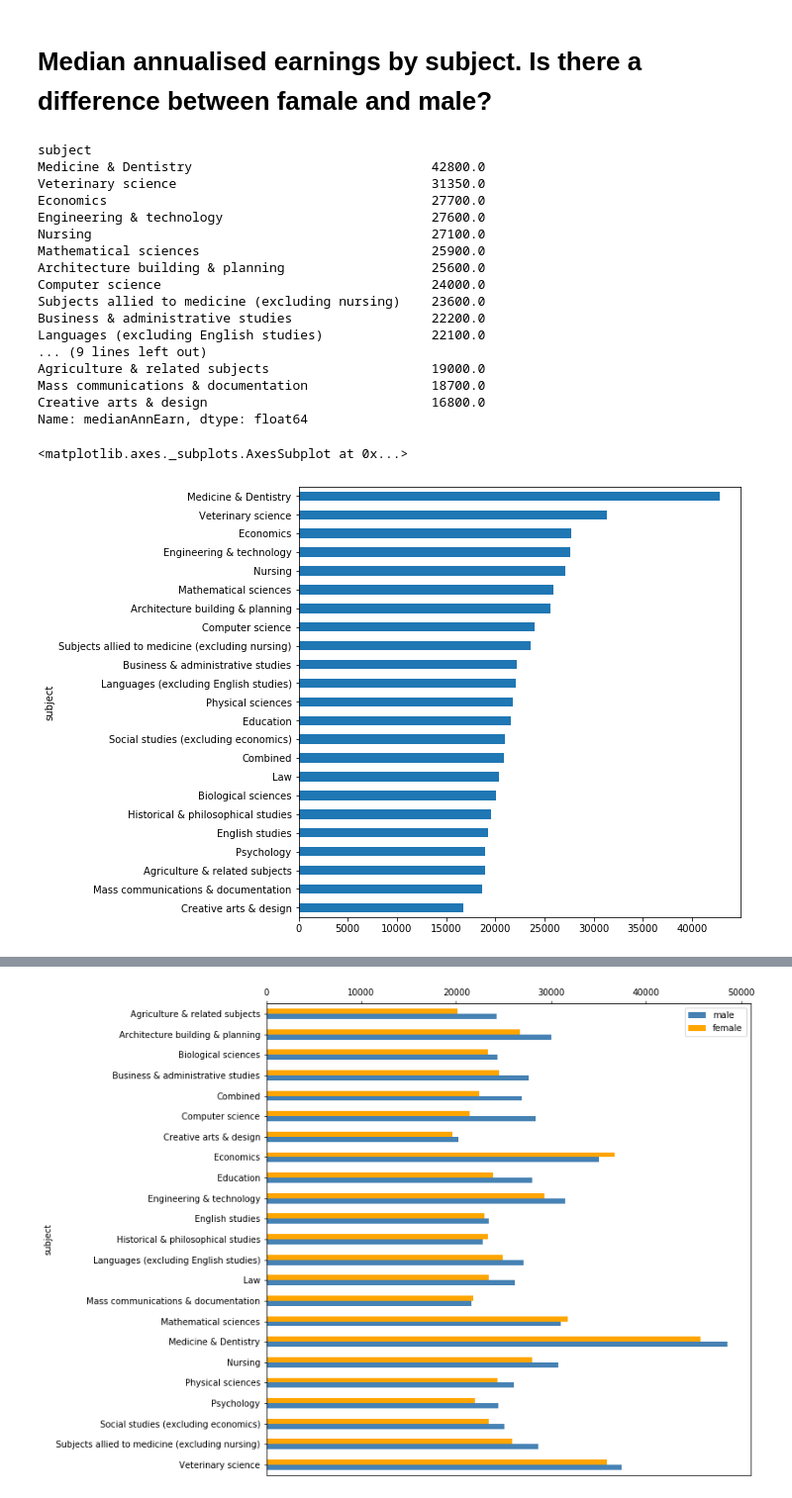
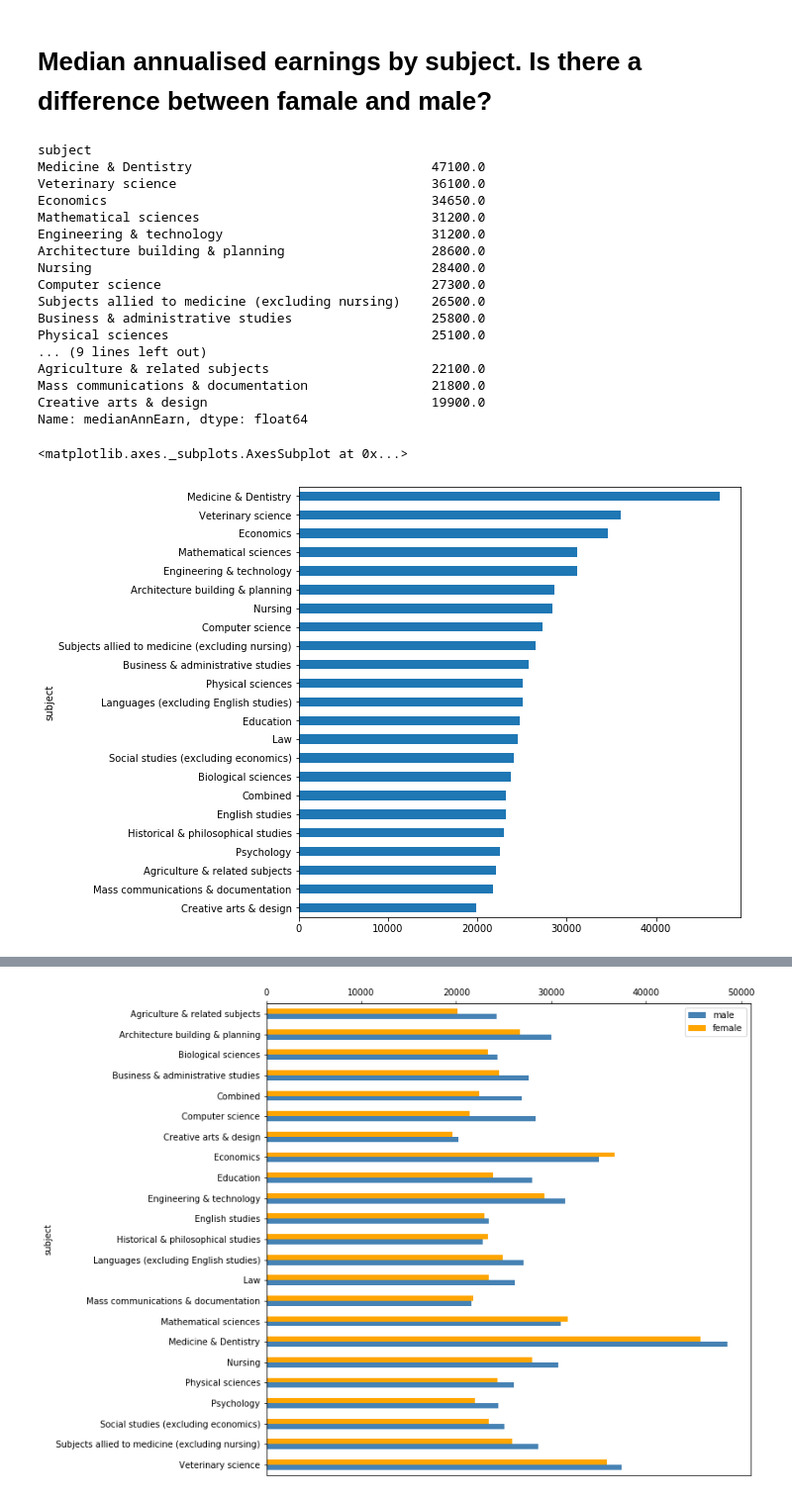
Before and after one commit to gracelinan/data-studio-projects, a Jupyter notebook: July 7-13/Project 1.ipynb, the cells around one changed output, grey strips where cells are left out. Shown at 99% size. Saved outputs shown, nothing was run; the diff lists cells and outputs as text; code cells hidden in the pictures.

```diff
--- a/July 7-13/University graduate earnings.ipynb
+++ b/July 7-13/Project 1.ipynb
@@ -129,31 +124,31 @@ df[(df.yearsAfterGraduation == 5) & (df.sex == 'Female')].medianAnnEarn.hist(ax=
 # %% [markdown]
 # Median annualised earnings by subject. Is there a difference between famale and male?
 # %%
-df.groupby(by = 'subject').medianAnnEarn.median().sort_values(ascending=False)
+df[df.yearsAfterGraduation == 5].groupby(by = 'subject').medianAnnEarn.median().sort_values(ascending=False)
 # %% [output]
 subject
-Medicine & Dentistry                               42800.0
-Veterinary science                                 31350.0
-Economics                                          27700.0
-Engineering & technology                           27600.0
-Nursing                                            27100.0
-Mathematical sciences                              25900.0
-Architecture building & planning                   25600.0
-Computer science                                   24000.0
-Subjects allied to medicine (excluding nursing)    23600.0
-Business & administrative studies                  22200.0
-Languages (excluding English studies)              22100.0
+Medicine & Dentistry                               47100.0
+Veterinary science                                 36100.0
+Economics                                          34650.0
+Mathematical sciences                              31200.0
+Engineering & technology                           31200.0
+Architecture building & planning                   28600.0
+Nursing                                            28400.0
+Computer science                                   27300.0
+Subjects allied to medicine (excluding nursing)    26500.0
+Business & administrative studies                  25800.0
+Physical sciences                                  25100.0
 ... (9 lines left out)
-Agriculture & related subjects                     19000.0
-Mass communications & documentation                18700.0
-Creative arts & design                             16800.0
+Agriculture & related subjects                     22100.0
+Mass communications & documentation                21800.0
+Creative arts & design                             19900.0
 Name: medianAnnEarn, dtype: float64
 # %%
-df.groupby(by = 'subject').medianAnnEarn.median().sort_values().\
+df[df.yearsAfterGraduation == 5].groupby(by = 'subject').medianAnnEarn.median().sort_values().\
 plot(x='medianAnnEarn', y='subject', kind='barh', figsize=(8,8))
 # %% [output]
 <matplotlib.axes._subplots.AxesSubplot at 0x...>
-[figure, old version]
+[figure, new version]
 # %%
 df[(df.sex == 'Male') & (df.yearsAfterGraduation == 5)].groupby(by = 'subject').medianAnnEarn.median().sort_values(ascending=False)
 # %% [output]
```
Also changed, not shown: parts of 13 cells of this notebook.
